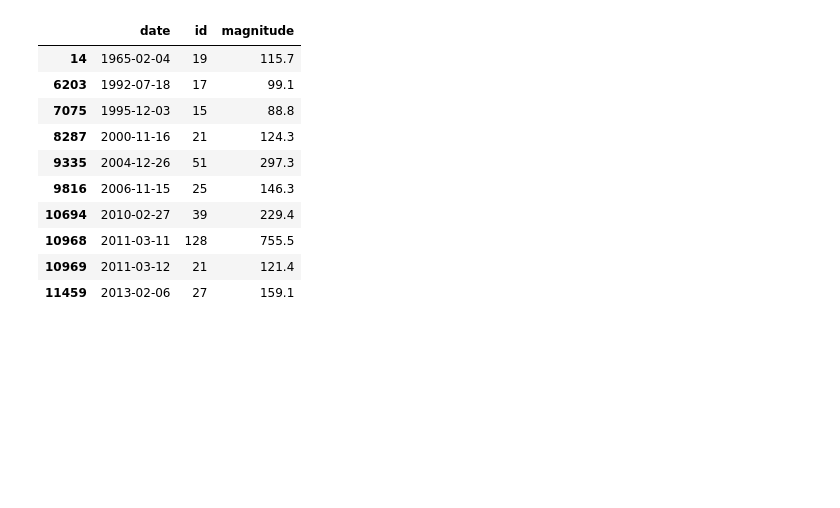
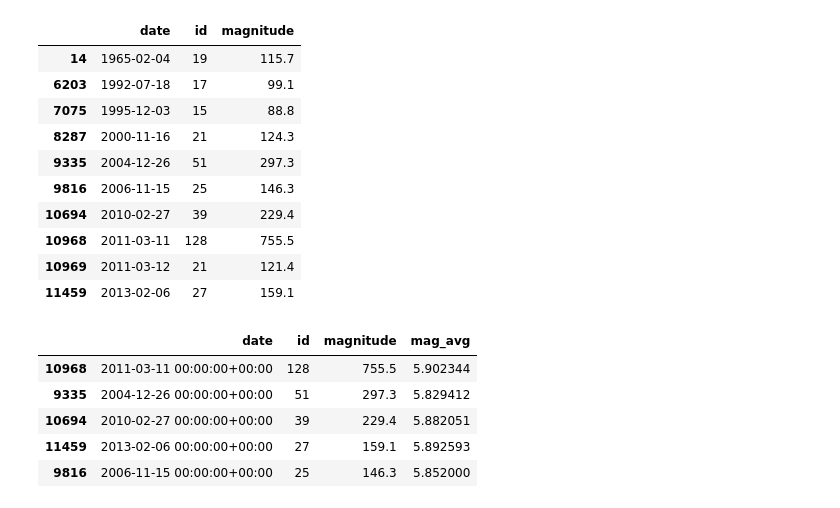
Before and after one commit to haiyun508/Data-Visualization-for-Historical-Earthquakes, a Jupyter notebook: psycopg2_pandas.ipynb, the cells around one changed output. Saved outputs shown, nothing was run; the diff lists cells and outputs as text; code cells hidden in the pictures; blank space fills up the shorter version.

```diff
--- a/psycopg2_pandas.ipynb
+++ b/psycopg2_pandas.ipynb
@@ -234,3 +234,14 @@ top_10
 | 11459 | 2013-02-06 | 27 | 159.1 |
 # %%
 top_10.to_csv(r'top_10.csv', index = False)
+# %%
+
+daily_quakes['mag_avg'] = daily_quakes['magnitude'] / daily_quakes['id']
+daily_quakes.head()
+# %% [output]
+|  | date | id | magnitude | mag_avg |
+| 10968 | 2011-03-11 00:00:00+00:00 | 128 | 755.5 | 5.902344 |
+| 9335 | 2004-12-26 00:00:00+00:00 | 51 | 297.3 | 5.829412 |
+| 10694 | 2010-02-27 00:00:00+00:00 | 39 | 229.4 | 5.882051 |
+| 11459 | 2013-02-06 00:00:00+00:00 | 27 | 159.1 | 5.892593 |
+| 9816 | 2006-11-15 00:00:00+00:00 | 25 | 146.3 | 5.852000 |
```
Also changed, not shown: parts of 4 cells of this notebook, 3 other files.
